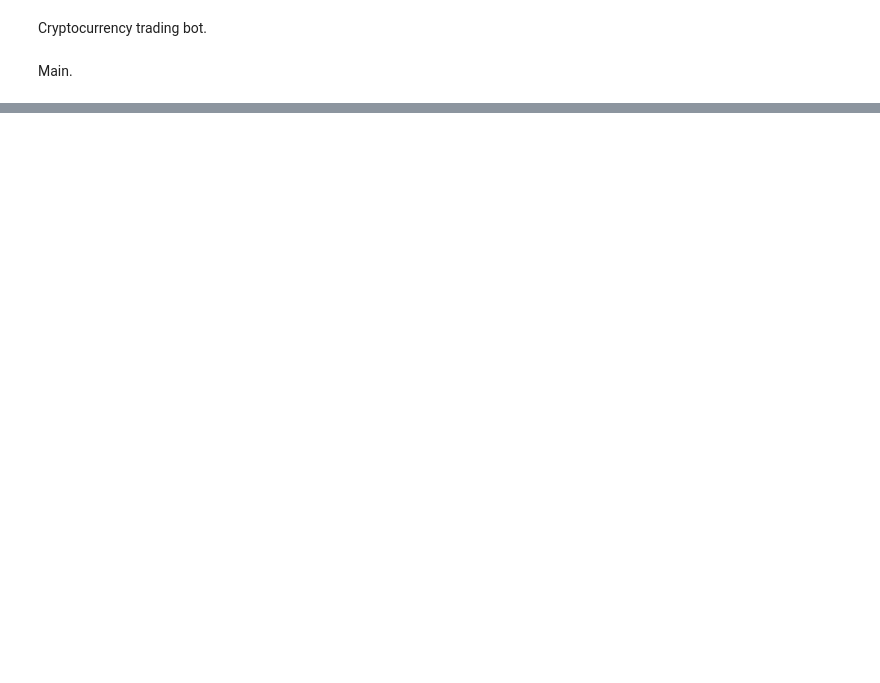
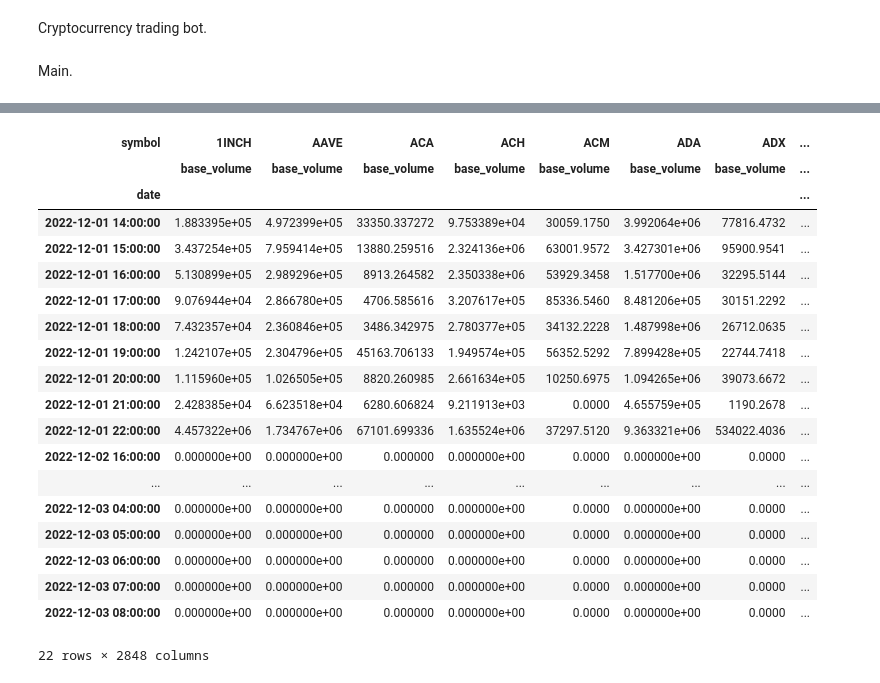
Before and after one commit to Humbleman72/crypto_bot, a Jupyter notebook: crypto_logger_tests.ipynb, the cells around one changed output, grey strips where cells are left out. Saved outputs shown, nothing was run; the diff lists cells and outputs as text; code cells hidden in the pictures; blank space fills up the shorter version.

```diff
--- a/crypto_logger_tests.ipynb
+++ b/crypto_logger_tests.ipynb
@@ -39,0 +96,24 @@ df_output_1d
+# %%
+df_output_1h = output_1h.maybe_get_from_file(dataset=None, inputs=False, screened=False)
+df_output_1h
+# %% [output]
+| symbol | 1INCH | AAVE | ACA | ACH | ACM | ADA | ADX | ... |
+|  | base_volume | base_volume | base_volume | base_volume | base_volume | base_volume | base_volume | ... |
+| date |  |  |  |  |  |  |  | ... |
+| 2022-12-01 14:00:00 | 1.883395e+05 | 4.972399e+05 | 33350.337272 | 9.753389e+04 | 30059.1750 | 3.992064e+06 | 77816.4732 | ... |
+| 2022-12-01 15:00:00 | 3.437254e+05 | 7.959414e+05 | 13880.259516 | 2.324136e+06 | 63001.9572 | 3.427301e+06 | 95900.9541 | ... |
+| 2022-12-01 16:00:00 | 5.130899e+05 | 2.989296e+05 | 8913.264582 | 2.350338e+06 | 53929.3458 | 1.517700e+06 | 32295.5144 | ... |
+| 2022-12-01 17:00:00 | 9.076944e+04 | 2.866780e+05 | 4706.585616 | 3.207617e+05 | 85336.5460 | 8.481206e+05 | 30151.2292 | ... |
+| 2022-12-01 18:00:00 | 7.432357e+04 | 2.360846e+05 | 3486.342975 | 2.780377e+05 | 34132.2228 | 1.487998e+06 | 26712.0635 | ... |
+| 2022-12-01 19:00:00 | 1.242107e+05 | 2.304796e+05 | 45163.706133 | 1.949574e+05 | 56352.5292 | 7.899428e+05 | 22744.7418 | ... |
+| 2022-12-01 20:00:00 | 1.115960e+05 | 1.026505e+05 | 8820.260985 | 2.661634e+05 | 10250.6975 | 1.094265e+06 | 39073.6672 | ... |
+| 2022-12-01 21:00:00 | 2.428385e+04 | 6.623518e+04 | 6280.606824 | 9.211913e+03 | 0.0000 | 4.655759e+05 | 1190.2678 | ... |
+| 2022-12-01 22:00:00 | 4.457322e+06 | 1.734767e+06 | 67101.699336 | 1.635524e+06 | 37297.5120 | 9.363321e+06 | 534022.4036 | ... |
+| 2022-12-02 16:00:00 | 0.000000e+00 | 0.000000e+00 | 0.000000 | 0.000000e+00 | 0.0000 | 0.000000e+00 | 0.0000 | ... |
+| ... | ... | ... | ... | ... | ... | ... | ... | ... |
+| 2022-12-03 04:00:00 | 0.000000e+00 | 0.000000e+00 | 0.000000 | 0.000000e+00 | 0.0000 | 0.000000e+00 | 0.0000 | ... |
+| 2022-12-03 05:00:00 | 0.000000e+00 | 0.000000e+00 | 0.000000 | 0.000000e+00 | 0.0000 | 0.000000e+00 | 0.0000 | ... |
+| 2022-12-03 06:00:00 | 0.000000e+00 | 0.000000e+00 | 0.000000 | 0.000000e+00 | 0.0000 | 0.000000e+00 | 0.0000 | ... |
+| 2022-12-03 07:00:00 | 0.000000e+00 | 0.000000e+00 | 0.000000 | 0.000000e+00 | 0.0000 | 0.000000e+00 | 0.0000 | ... |
+| 2022-12-03 08:00:00 | 0.000000e+00 | 0.000000e+00 | 0.000000 | 0.000000e+00 | 0.0000 | 0.000000e+00 | 0.0000 | ... |
+22 rows × 2848 columns
```
Also changed, not shown: parts of 28 cells of this notebook, 5 other files.
